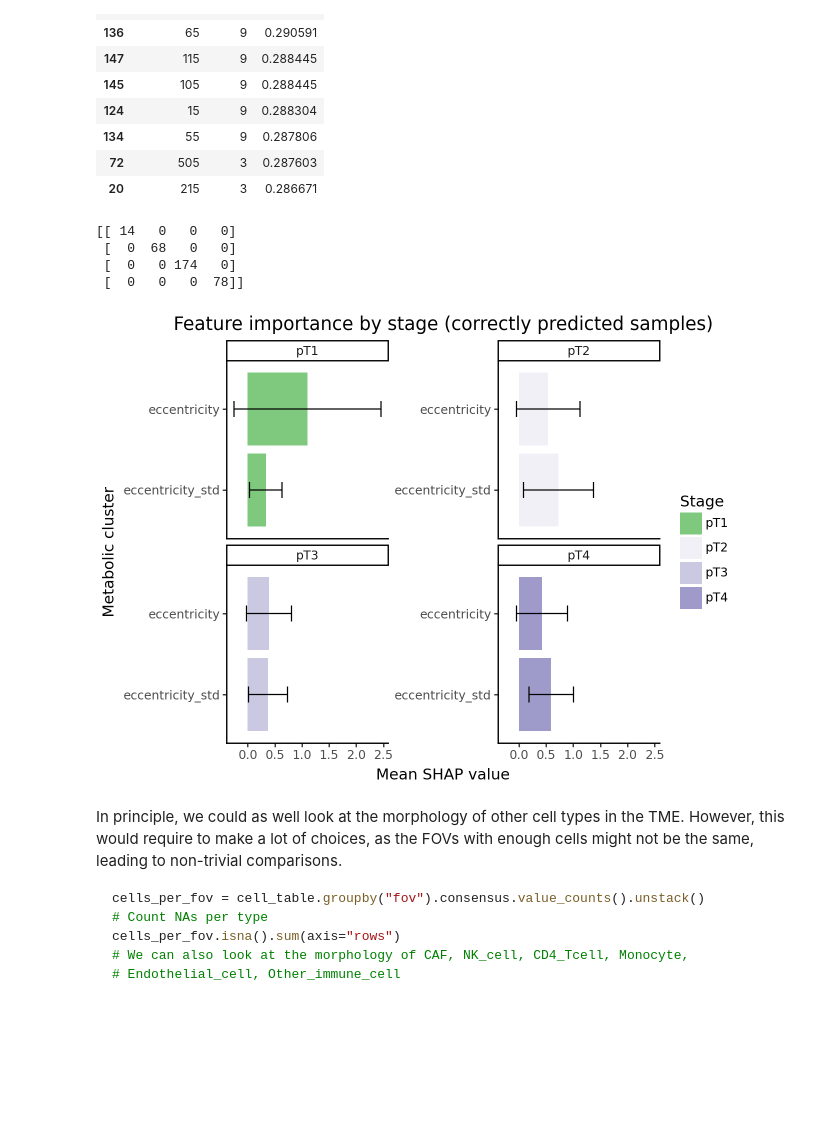
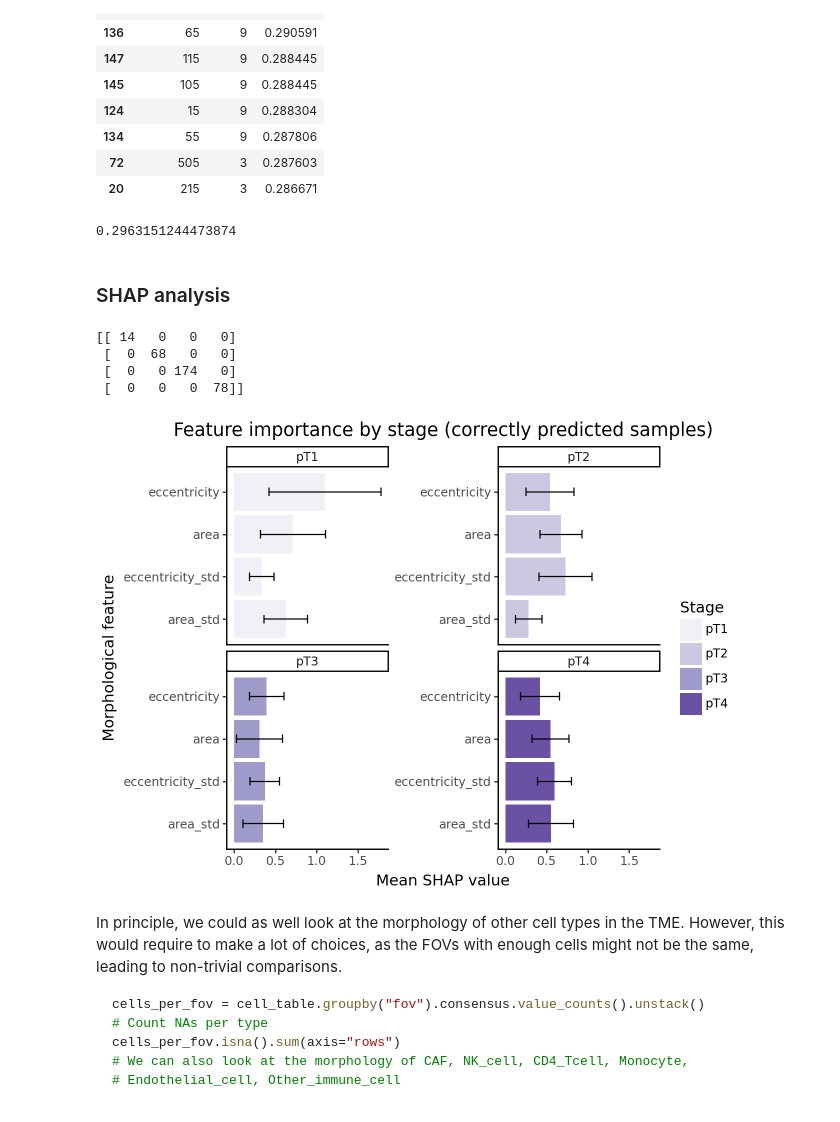
Before and after one commit to HartmannLab/MIBI-Analysis_Hamburg_CRC_TMA_2024, a Jupyter notebook: notebooks/spatial/StageXGB.ipynb, the cells around one changed output. Saved outputs shown, nothing was run; the diff lists cells and outputs as text; code cells hidden in the pictures; blank space fills up the shorter version.

Commit message:
Harmonize the model selection and validation

```diff
--- a/notebooks/spatial/StageXGB.ipynb
+++ b/notebooks/spatial/StageXGB.ipynb
@@ -1016,7 +994,23 @@ pd.read_csv("../../data/model5_cell_morphology_f1_scores.txt", header=None, name
 | 134 | 55 | 9 | 0.287806 |
 | 72 | 505 | 3 | 0.287603 |
 | 20 | 215 | 3 | 0.286671 |
+# %%
+scores = [process_fold_morphology(train, test, n_estimators=75, n_depth=9)
+              for train, test in cv_folds_fov]
+print(np.mean(scores))
+# Add the model
+all_models_inner = pd.concat([all_models_inner,
+                            pd.DataFrame({
+                                "model": ["M5 Morphology" for _ in enumerate(scores)],
+                                "score": scores
+                            })], ignore_index=True)
+# %% [output]
+0.2963151244473874
+# %% [markdown]
+### SHAP analysis
 # %%
+FT_PER_CLASS = 2 # Number of most important features kept per class
+
 train_fov = df_morpho_per_fov.loc[meta_per_fov["inner"]]
 original_stages = meta_per_fov.loc[meta_per_fov["inner"]]["Stage"]
 label_encoder = LabelEncoder()
@@ -1034,7 +1028,7 @@ explainer = shap.Explainer(xgb)
 shap_values = explainer(train_fov)
 
 # Purples + Green for healthy
-pal_stages = [(127,201,127), (242,240,247), (203,201,226), (158,154,201), (106,81,163)]
+pal_stages = [(242,240,247), (203,201,226), (158,154,201), (106,81,163)]
 # Convert to hex
 pal_stages = ['#%02x%02x%02x' % (r, g, b) for r, g, b in pal_stages]
 
@@ -1063,38 +1057,38 @@ shap_values_df = pd.concat(shap_values_list)
 shap_values_melted = shap_values_df.melt(id_vars=['fov', 'class'], var_name='Feature', value_name='SHAP Value')
 
 # Compute mean and std SHAP values for feature importance for each class
 feature_importance = shap_values_melted.groupby(['class', 'Feature'])['SHAP Value'].agg(['mean', 'std']).reset_index()
 # We want to display either high positive or high negative values
 feature_importance["abs_mean"] = np.abs(feature_importance["mean"])
 feature_importance = feature_importance.sort_values(by=['class', 'abs_mean'], ascending=[True, False])
-feature_importance = feature_importance.loc[feature_importance.Feature.isin(feature_importance.groupby('class').head(1).Feature)]
+feature_importance = feature_importance.loc[feature_importance.Feature.isin(feature_importance.groupby('class').head(FT_PER_CLASS).Feature)]
 
 # Add a column for reordering features
 feature_importance['Feature'] = pd.Categorical(feature_importance['Feature'],
-                                               categories=feature_importance.groupby('class').head(1).Feature.unique()[::-1],
+                                               categories=feature_importance.groupby('class').head(FT_PER_CLASS).Feature.unique()[::-1],
                                                ordered=True)
 feature_importance['class'] = feature_importance['class'].astype('category')
 
 # Step 8: Visualize feature importance using plotnine
 gp = (ggplot(feature_importance,
                 aes(x='Feature', y='mean', fill='class'))
       + geom_bar(stat='identity', position='dodge')
-      + geom_errorbar(aes(ymin='mean-std', ymax='mean+std'), width=0.2, position='dodge')
+      + geom_errorbar(aes(ymin='mean-0.5*std', ymax='mean+0.5*std'), width=0.2, position='dodge')
       + coord_flip()
       + theme_classic()
       + scale_fill_manual(values=pal_stages)
-      + labs(title='Feature importance by stage (correctly predicted samples)', x='Metabolic cluster', y='Mean SHAP value', fill='Stage')
+      + labs(title='Feature importance by stage (correctly predicted samples)', x='Morphological feature', y='Mean SHAP value', fill='Stage')
       + facet_wrap('~class', scales='free_y'))
 
 ggsave(gp, "../../figures/fig4/morpho_importance_correctly_predicted_samples.pdf", width=7, height=5)
 
 gp.show()
 # %% [output]
 [[ 14   0   0   0]
  [  0  68   0   0]
  [  0   0 174   0]
  [  0   0   0  78]]
-[figure, old version]
+[figure, new version]
 # %% [markdown]
 In principle, we could as well look at the morphology of other cell types in the TME. However, this would require to make a lot of choices, as the FOVs with enough cells might not be the same, leading to non-trivial comparisons.
 
```
Also changed, not shown: parts of 29 cells of this notebook, 1 other file.
